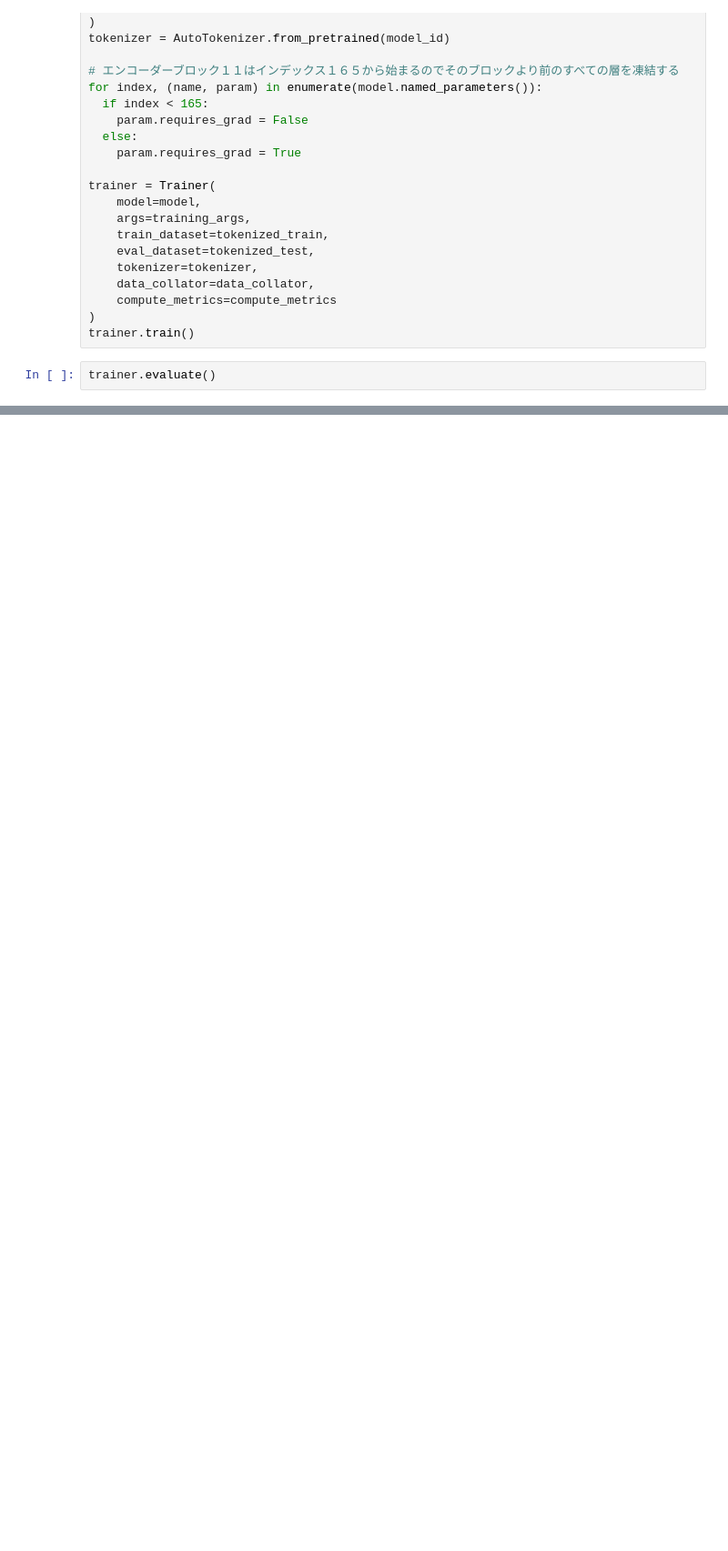
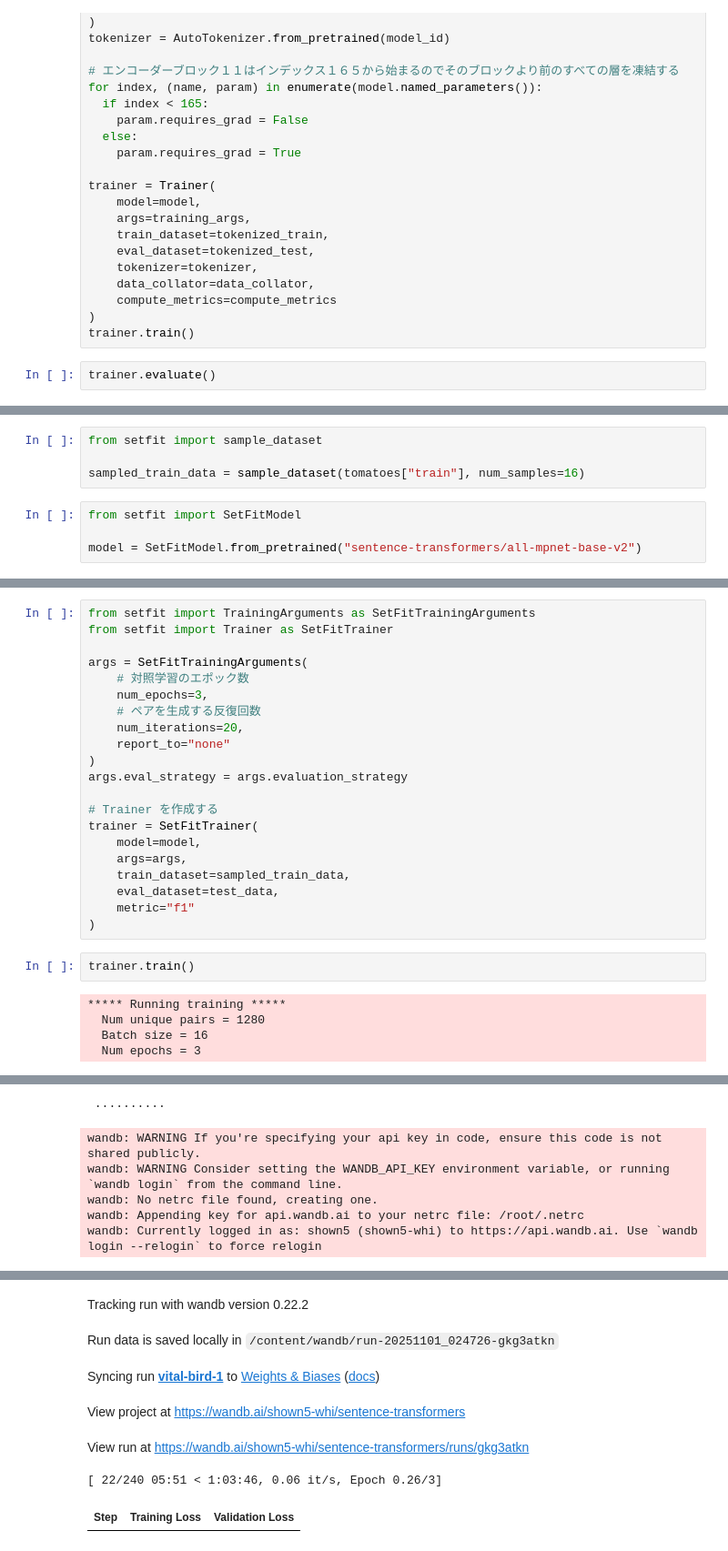
Before and after one commit to shown5/HandsOnLLM, a Jupyter notebook: chap11_fine_tuning_BERT.ipynb, the cells around one changed output, grey strips where cells are left out. Shown: that part at 91% size. Cells and saved outputs as stored; diff of their text form; blank space fills up the shorter version.

```diff
--- a/chap11_fine_tuning_BERT.ipynb
+++ b/chap11_fine_tuning_BERT.ipynb
@@ -174,0 +177,8 @@ trainer.evaluate()
+# %%
+from setfit import sample_dataset
+
+sampled_train_data = sample_dataset(tomatoes["train"], num_samples=16)
+# %%
+from setfit import SetFitModel
+
+model = SetFitModel.from_pretrained("sentence-transformers/all-mpnet-base-v2")
@@ -174,0 +187,28 @@ trainer.evaluate()
+# %%
+from setfit import TrainingArguments as SetFitTrainingArguments
+from setfit import Trainer as SetFitTrainer
+
+args = SetFitTrainingArguments(
+    # 対照学習のエポック数
+    num_epochs=3,
+    # ペアを生成する反復回数
+    num_iterations=20,
+    report_to="none"
+)
+args.eval_strategy = args.evaluation_strategy
+
+# Trainer を作成する
+trainer = SetFitTrainer(
+    model=model,
+    args=args,
+    train_dataset=sampled_train_data,
+    eval_dataset=test_data,
+    metric="f1"
+)
+# %%
+trainer.train()
+# %% [output]
+***** Running training *****
+  Num unique pairs = 1280
+  Batch size = 16
+  Num epochs = 3
@@ -174,0 +219,6 @@ trainer.evaluate()
+ ··········
+wandb: WARNING If you're specifying your api key in code, ensure this code is not shared publicly.
+wandb: WARNING Consider setting the WANDB_API_KEY environment variable, or running `wandb login` from the command line.
+wandb: No netrc file found, creating one.
+wandb: Appending key for api.wandb.ai to your netrc file: /root/.netrc
+wandb: Currently logged in as: shown5 (shown5-whi) to https://api.wandb.ai. Use `wandb login --relogin` to force relogin
@@ -174,0 +226,7 @@ trainer.evaluate()
+Tracking run with wandb version 0.22.2
+Run data is saved locally in /content/wandb/run-20251101_024726-gkg3atkn
+Syncing run vital-bird-1 to Weights & Biases (docs)
+View project at https://wandb.ai/shown5-whi/sentence-transformers
+View run at https://wandb.ai/shown5-whi/sentence-transformers/runs/gkg3atkn
+[ 22/240 05:51 < 1:03:46, 0.06 it/s, Epoch 0.26/3]
+| Step | Training Loss | Validation Loss |
```
Also changed, not shown: parts of 4 cells of this notebook.
